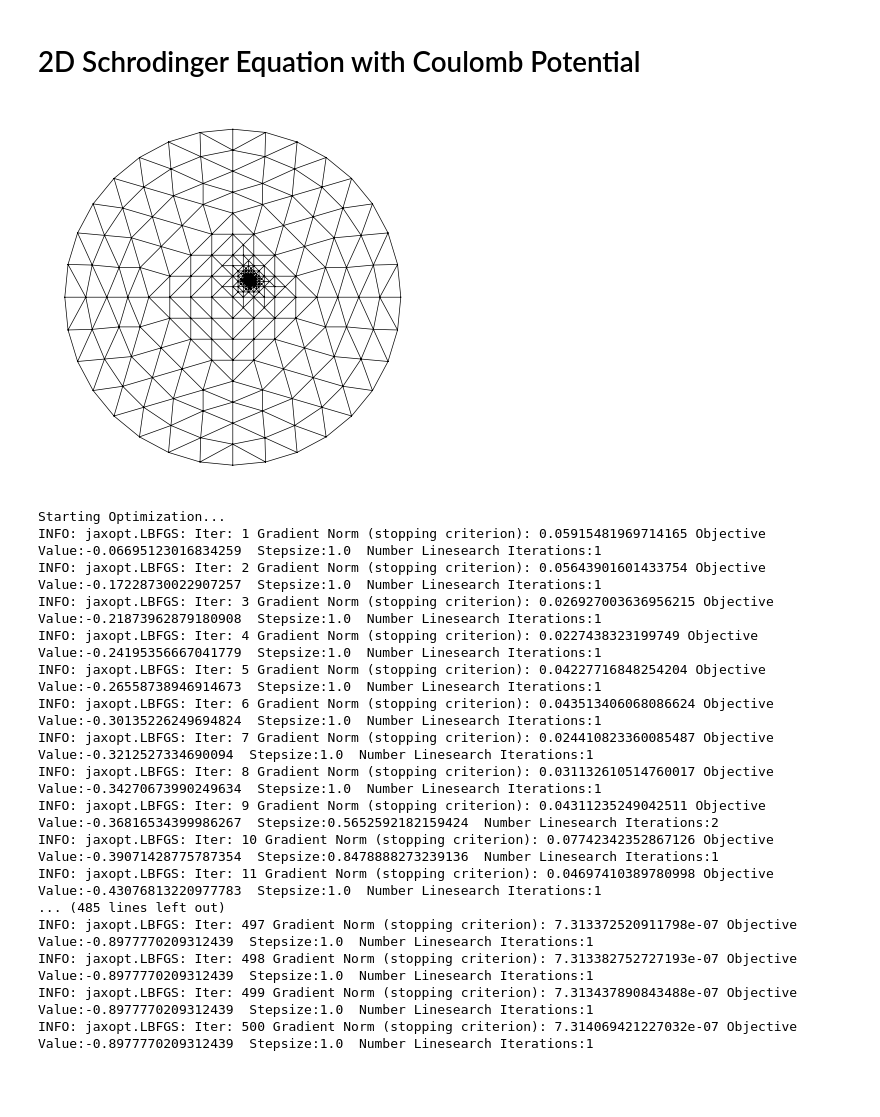
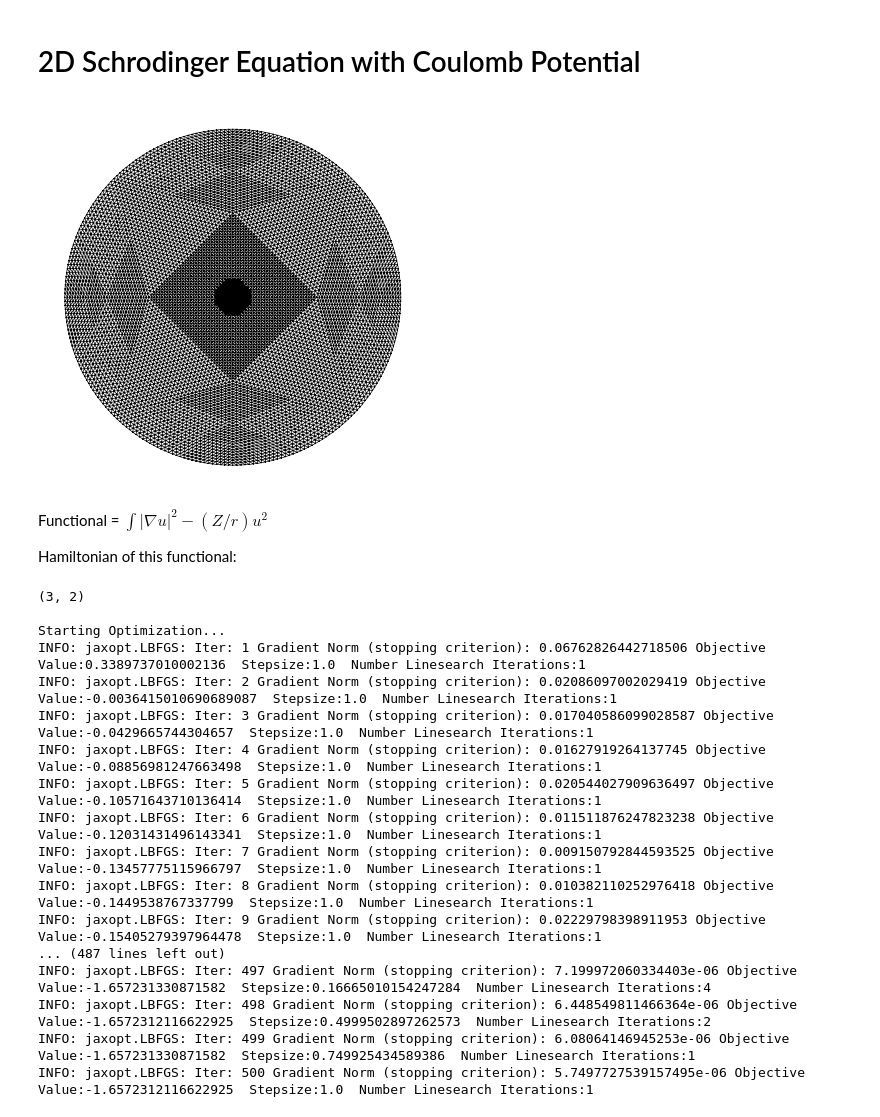
Before and after one commit to vcaipu/cqednumerics, a Jupyter notebook: examples/2DCoulomb.ipynb, the cells around one changed output. Drawn from its saved outputs; the diff is of its cells as text; code cells hidden in the pictures; blank space fills up the shorter version.

Commit message:
2D coulomb tests + more plotting functions

```diff
--- a/examples/2DCoulomb.ipynb
+++ b/examples/2DCoulomb.ipynb
@@ -10,11 +10,14 @@ from FEMSystem import FEMSystem
 import jax.numpy as jnp
 import skfem as fem
 from jaxopt import LBFGS
+# %%
+# Define parameters of problem
+center = (0,0)
+centerX,centerY = center
+Z = 1
+epsilon = 1e-3
 # %%
-center = (1,1)
-centerX,centerY = center
-
-def create_refined_mesh(radius=10.0, initial_refs=3, refine_steps=5, refine_radius=1.0):
+def create_refined_mesh(radius=10.0, initial_refs=6, refine_steps=5, refine_radius=1.0):
     """
     Creates a circular mesh with heavy refinement at the origin to handle
     the Coulomb singularity.
@@ -25,81 +28,90 @@ def create_refined_mesh(radius=10.0, initial_refs=3, refine_steps=5, refine_radi
     # Scale the mesh to the desired physical domain size
     # init_circle creates a unit circle, so we multiply nodes by radius
     mesh = mesh.scaled(radius)
 
     # 2. Iteratively refine elements near the origin
     for _ in range(refine_steps):
         # Calculate the centroid of every element
         # mesh.p are points, mesh.t are triangles (topology)
         x_centers = mesh.p[0, mesh.t].mean(axis=0)
         y_centers = mesh.p[1, mesh.t].mean(axis=0)
 
         # Calculate distance from origin
         dist = jnp.sqrt((x_centers-centerX)**2 + (y_centers-centerY)**2)
 
         # Identify elements within the refinement radius
         # We shrink the refinement radius slightly each pass to concentrate nodes at 0
         elements_to_refine = jnp.nonzero(dist < refine_radius)[0]
 
         if len(elements_to_refine) > 0:
             mesh = mesh.refined(elements_to_refine)
             refine_radius *= 0.7 # Focus in tighter on the next loop
 
     return mesh
 
 # Generate the mesh
 mesh = create_refined_mesh()
 
 # Quick visual check (if you use matplotlib)
 mesh.draw().show()
 # %% [output]
-[figure, old version]
+[figure, new version]
+# %% [markdown]
+Functional = $\int |\nabla u|^2 - (Z/r)u^2 $
+
+Hamiltonian of this functional:
 # %%
 # Step 1: Define FEM System
 element = fem.ElementTriP1()
-intorder = 3
+intorder = 5
 femsystem = FEMSystem(mesh,element,intorder)
 
 # Step 2: Define Objective, in terms of u_interior
 def v(x_vec):
     x,y = x_vec[0],x_vec[1]
-    epsilon = 1e-6
-    return 1 / jnp.sqrt((x-centerX)**2 + (y-centerY)**2 + epsilon)
+    return - Z / jnp.sqrt((x-centerX)**2 + (y-centerY)**2 + epsilon)
 
 def ke(u,grad_u,x):
-    return jnp.sum(grad_u ** 2, axis=0)
+    return jnp.sum(grad_u ** 2, axis=0) / 2
 
 def pe(u,grad_u,x):
     return v(x) * u**2
 
+def norm(u,grad_u,x):
+    return u ** 2
+
 def objective(u_interior):
+    # Primary Objective
     u_global = femsystem.apply_bc_and_norm(u_interior)
     ke_int = femsystem.integrate(ke,u_global)
     pe_int = femsystem.integrate(pe,u_global)
-    return ke_int - pe_int
+    obj =  ke_int + pe_int
+    return obj
 
 # Step 3: Run Minimization Loop
-u_init_interior = jnp.ones(len(femsystem.interior_dofs))
+u_init_interior = femsystem.get_initial_ones_interior()
 print("\nStarting Optimization...")
 # Use JAX's BFGS optimizer
 solver = LBFGS(fun=objective,tol=1e-10,verbose=True)
 result = solver.run(u_init_interior)
-result = result.params # The interior points
+result = result.params
+u_interior = result
 # %% [output]
+(3, 2)
+
 Starting Optimization...
-INFO: jaxopt.LBFGS: Iter: 1 Gradient Norm (stopping criterion): 0.05915481969714165 Objective Value:-0.06695123016834259  Stepsize:1.0  Number Linesearch Iterations:1
-INFO: jaxopt.LBFGS: Iter: 2 Gradient Norm (stopping criterion): 0.05643901601433754 Objective Value:-0.17228730022907257  Stepsize:1.0  Number Linesearch Iterations:1
-INFO: jaxopt.LBFGS: Iter: 3 Gradient Norm (stopping criterion): 0.026927003636956215 Objective Value:-0.21873962879180908  Stepsize:1.0  Number Linesearch Iterations:1
-INFO: jaxopt.LBFGS: Iter: 4 Gradient Norm (stopping criterion): 0.0227438323199749 Objective Value:-0.24195356667041779  Stepsize:1.0  Number Linesearch Iterations:1
-INFO: jaxopt.LBFGS: Iter: 5 Gradient Norm (stopping criterion): 0.04227716848254204 Objective Value:-0.26558738946914673  Stepsize:1.0  Number Linesearch Iterations:1
-INFO: jaxopt.LBFGS: Iter: 6 Gradient Norm (stopping criterion): 0.043513406068086624 Objective Value:-0.30135226249694824  Stepsize:1.0  Number Linesearch Iterations:1
-INFO: jaxopt.LBFGS: Iter: 7 Gradient Norm (stopping criterion): 0.024410823360085487 Objective Value:-0.3212527334690094  Stepsize:1.0  Number Linesearch Iterations:1
-INFO: jaxopt.LBFGS: Iter: 8 Gradient Norm (stopping criterion): 0.031132610514760017 Objective Value:-0.34270673990249634  Stepsize:1.0  Number Linesearch Iterations:1
-INFO: jaxopt.LBFGS: Iter: 9 Gradient Norm (stopping criterion): 0.04311235249042511 Objective Value:-0.36816534399986267  Stepsize:0.5652592182159424  Number Linesearch Iterations:2
-INFO: jaxopt.LBFGS: Iter: 10 Gradient Norm (stopping criterion): 0.07742342352867126 Objective Value:-0.39071428775787354  Stepsize:0.8478888273239136  Number Linesearch Iterations:1
-INFO: jaxopt.LBFGS: Iter: 11 Gradient Norm (stopping criterion): 0.04697410389780998 Objective Value:-0.43076813220977783  Stepsize:1.0  Number Linesearch Iterations:1
-... (485 lines left out)
-INFO: jaxopt.LBFGS: Iter: 497 Gradient Norm (stopping criterion): 7.313372520911798e-07 Objective Value:-0.8977770209312439  Stepsize:1.0  Number Linesearch Iterations:1
-INFO: jaxopt.LBFGS: Iter: 498 Gradient Norm (stopping criterion): 7.313382752727193e-07 Objective Value:-0.8977770209312439  Stepsize:1.0  Number Linesearch Iterations:1
-INFO: jaxopt.LBFGS: Iter: 499 Gradient Norm (stopping criterion): 7.313437890843488e-07 Objective Value:-0.8977770209312439  Stepsize:1.0  Number Linesearch Iterations:1
-INFO: jaxopt.LBFGS: Iter: 500 Gradient Norm (stopping criterion): 7.314069421227032e-07 Objective Value:-0.8977770209312439  Stepsize:1.0  Number Linesearch Iterations:1
+INFO: jaxopt.LBFGS: Iter: 1 Gradient Norm (stopping criterion): 0.06762826442718506 Objective Value:0.3389737010002136  Stepsize:1.0  Number Linesearch Iterations:1
+INFO: jaxopt.LBFGS: Iter: 2 Gradient Norm (stopping criterion): 0.02086097002029419 Objective Value:-0.0036415010690689087  Stepsize:1.0  Number Linesearch Iterations:1
+INFO: jaxopt.LBFGS: Iter: 3 Gradient Norm (stopping criterion): 0.017040586099028587 Objective Value:-0.0429665744304657  Stepsize:1.0  Number Linesearch Iterations:1
+INFO: jaxopt.LBFGS: Iter: 4 Gradient Norm (stopping criterion): 0.01627919264137745 Objective Value:-0.08856981247663498  Stepsize:1.0  Number Linesearch Iterations:1
+INFO: jaxopt.LBFGS: Iter: 5 Gradient Norm (stopping criterion): 0.020544027909636497 Objective Value:-0.10571643710136414  Stepsize:1.0  Number Linesearch Iterations:1
+INFO: jaxopt.LBFGS: Iter: 6 Gradient Norm (stopping criterion): 0.011511876247823238 Objective Value:-0.12031431496143341  Stepsize:1.0  Number Linesearch Iterations:1
+INFO: jaxopt.LBFGS: Iter: 7 Gradient Norm (stopping criterion): 0.009150792844593525 Objective Value:-0.13457775115966797  Stepsize:1.0  Number Linesearch Iterations:1
+INFO: jaxopt.LBFGS: Iter: 8 Gradient Norm (stopping criterion): 0.010382110252976418 Objective Value:-0.1449538767337799  Stepsize:1.0  Number Linesearch Iterations:1
+INFO: jaxopt.LBFGS: Iter: 9 Gradient Norm (stopping criterion): 0.02229798398911953 Objective Value:-0.15405279397964478  Stepsize:1.0  Number Linesearch Iterations:1
+... (487 lines left out)
+INFO: jaxopt.LBFGS: Iter: 497 Gradient Norm (stopping criterion): 7.199972060334403e-06 Objective Value:-1.657231330871582  Stepsize:0.16665010154247284  Number Linesearch Iterations:4
+INFO: jaxopt.LBFGS: Iter: 498 Gradient Norm (stopping criterion): 6.448549811466364e-06 Objective Value:-1.6572312116622925  Stepsize:0.4999502897262573  Number Linesearch Iterations:2
+INFO: jaxopt.LBFGS: Iter: 499 Gradient Norm (stopping criterion): 6.08064146945253e-06 Objective Value:-1.657231330871582  Stepsize:0.749925434589386  Number Linesearch Iterations:1
+INFO: jaxopt.LBFGS: Iter: 500 Gradient Norm (stopping criterion): 5.7497727539157495e-06 Objective Value:-1.6572312116622925  Stepsize:1.0  Number Linesearch Iterations:1
 # %%
```
Also changed, not shown: parts of 4 cells of this notebook, 3 other files.
